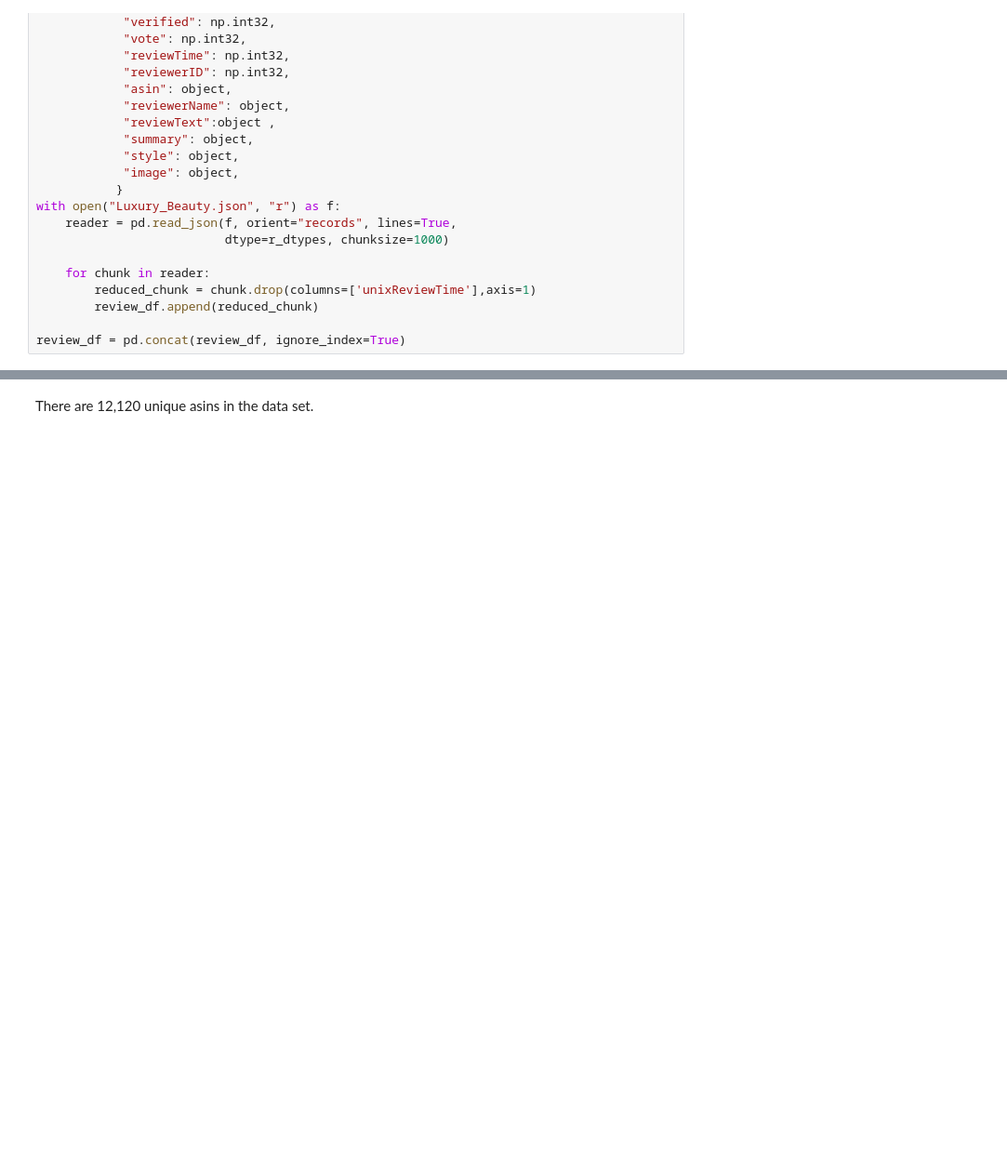
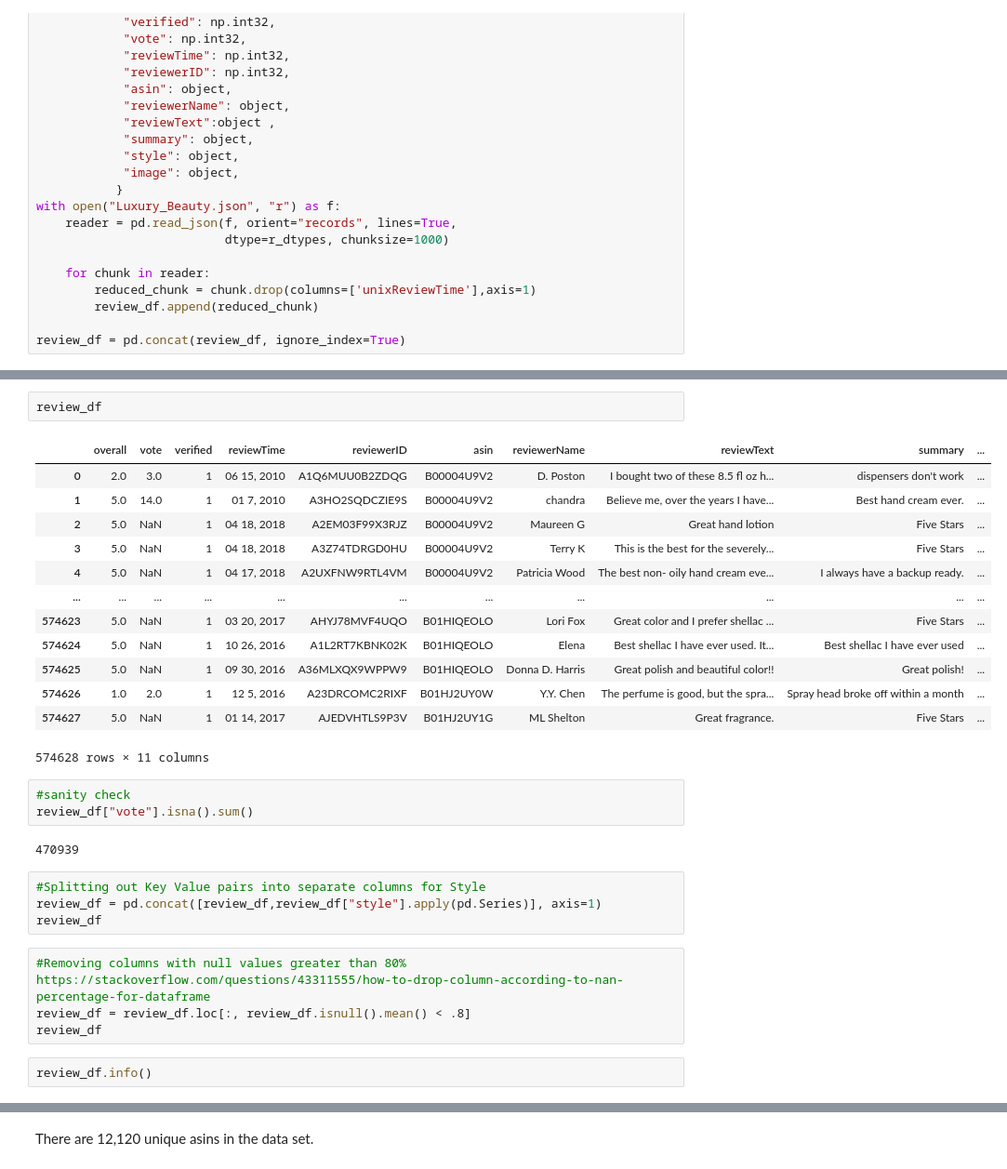
Before and after one commit to toffeeink/TrendSearcher_Capstone, a Jupyter notebook: luxury_beauty_reviews.ipynb, the cells around one changed output, grey strips where cells are left out. Shown at 93% size. Saved outputs shown, nothing was run; the diff lists cells and outputs as text; blank space fills up the shorter version.

```diff
--- a/luxury_beauty_reviews.ipynb
+++ b/luxury_beauty_reviews.ipynb
@@ -84,0 +185,31 @@ clean_review_df = pd.DataFrame()
+# %%
+review_df
+# %% [output]
+|  | overall | vote | verified | reviewTime | reviewerID | asin | reviewerName | reviewText | summary | ... |
+| 0 | 2.0 | 3.0 | 1 | 06 15, 2010 | A1Q6MUU0B2ZDQG | B00004U9V2 | D. Poston | I bought two of these 8.5 fl oz h... | dispensers don't work | ... |
+| 1 | 5.0 | 14.0 | 1 | 01 7, 2010 | A3HO2SQDCZIE9S | B00004U9V2 | chandra | Believe me, over the years I have... | Best hand cream ever. | ... |
+| 2 | 5.0 | NaN | 1 | 04 18, 2018 | A2EM03F99X3RJZ | B00004U9V2 | Maureen G | Great hand lotion | Five Stars | ... |
+| 3 | 5.0 | NaN | 1 | 04 18, 2018 | A3Z74TDRGD0HU | B00004U9V2 | Terry K | This is the best for the severely... | Five Stars | ... |
+| 4 | 5.0 | NaN | 1 | 04 17, 2018 | A2UXFNW9RTL4VM | B00004U9V2 | Patricia Wood | The best non- oily hand cream eve... | I always have a backup ready. | ... |
+| ... | ... | ... | ... | ... | ... | ... | ... | ... | ... | ... |
+| 574623 | 5.0 | NaN | 1 | 03 20, 2017 | AHYJ78MVF4UQO | B01HIQEOLO | Lori Fox | Great color and I prefer shellac ... | Five Stars | ... |
+| 574624 | 5.0 | NaN | 1 | 10 26, 2016 | A1L2RT7KBNK02K | B01HIQEOLO | Elena | Best shellac I have ever used. It... | Best shellac I have ever used | ... |
+| 574625 | 5.0 | NaN | 1 | 09 30, 2016 | A36MLXQX9WPPW9 | B01HIQEOLO | Donna D. Harris | Great polish and beautiful color!! | Great polish! | ... |
+| 574626 | 1.0 | 2.0 | 1 | 12 5, 2016 | A23DRCOMC2RIXF | B01HJ2UY0W | Y.Y. Chen | The perfume is good, but the spra... | Spray head broke off within a month | ... |
+| 574627 | 5.0 | NaN | 1 | 01 14, 2017 | AJEDVHTLS9P3V | B01HJ2UY1G | ML Shelton | Great fragrance. | Five Stars | ... |
+574628 rows × 11 columns
+# %%
+#sanity check
+review_df["vote"].isna().sum()
+# %% [output]
+470939
+# %%
+#Splitting out Key Value pairs into separate columns for Style
+review_df = pd.concat([review_df,review_df["style"].apply(pd.Series)], axis=1)
+review_df
+# %%
+#Removing columns with null values greater than 80% https://stackoverflow.com/questions/43311555/how-to-drop-column-according-to-nan-percentage-for-dataframe
+review_df = review_df.loc[:, review_df.isnull().mean() < .8]
+review_df
+# %%
+review_df.info()
```
Also changed, not shown: parts of 102 cells of this notebook, 2 other files.
